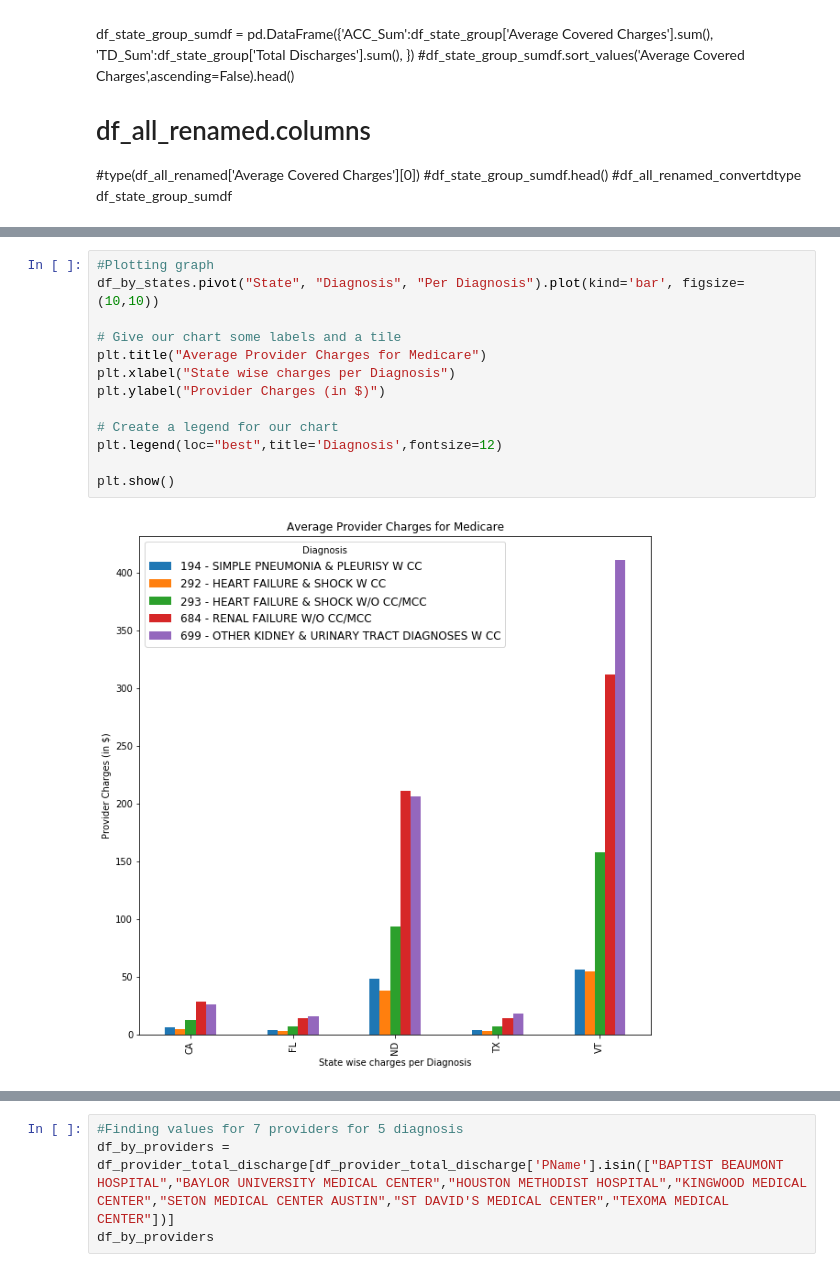
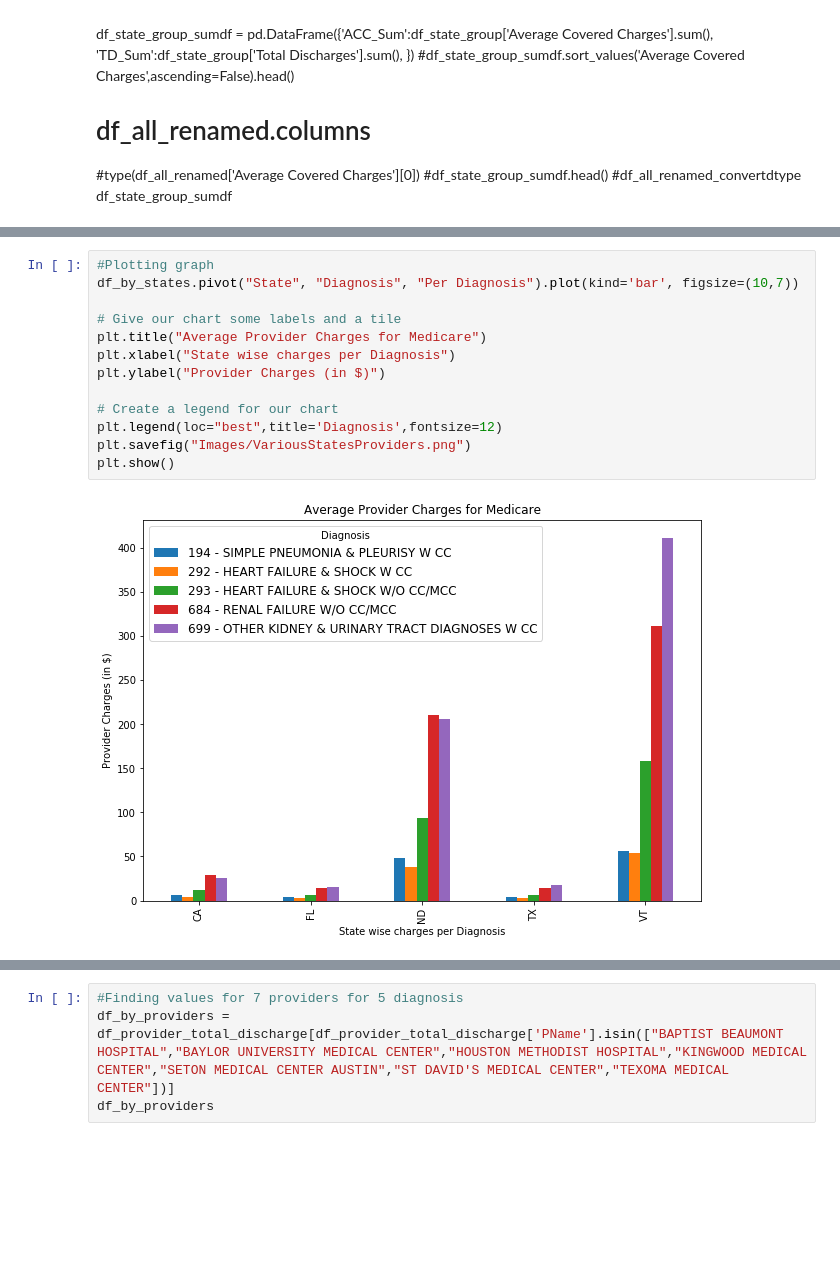
Before and after one commit to nilamroy2/Group6_Project_1, a Jupyter notebook: group6_starter_code_vasudha.ipynb, the cells around one changed output, grey strips where cells are left out. Cells and saved outputs as stored; diff of their text form; blank space fills up the shorter version.

Commit message:
Third Graph

```diff
--- a/group6_starter_code_vasudha.ipynb
+++ b/group6_starter_code_vasudha.ipynb
@@ -158,19 +159,19 @@ See the caveats in the documentation: http://pandas.pydata.org/pandas-docs/stabl
 | 5527 | 194 - SIMPLE PNEUMONIA & PLEURISY... | FL | 9833 | 39439.82 | $6,427.78 | ... |
 # %%
 #Plotting graph
-df_by_states.pivot("State", "Diagnosis", "Per Diagnosis").plot(kind='bar', figsize=(10,10))
+df_by_states.pivot("State", "Diagnosis", "Per Diagnosis").plot(kind='bar', figsize=(10,7))
 
 # Give our chart some labels and a tile
 plt.title("Average Provider Charges for Medicare")
 plt.xlabel("State wise charges per Diagnosis")
 plt.ylabel("Provider Charges (in $)")
 
 # Create a legend for our chart
 plt.legend(loc="best",title='Diagnosis',fontsize=12)
-
+plt.savefig("Images/VariousStatesProviders.png")
 plt.show()
 # %% [output]
-[figure, old version]
+[figure, new version]
 # %%
 #Different provider charges for a state for a diagnosis
 df_provider.columns
```
Also changed, not shown: parts of 10 cells of this notebook, 3 other files.
